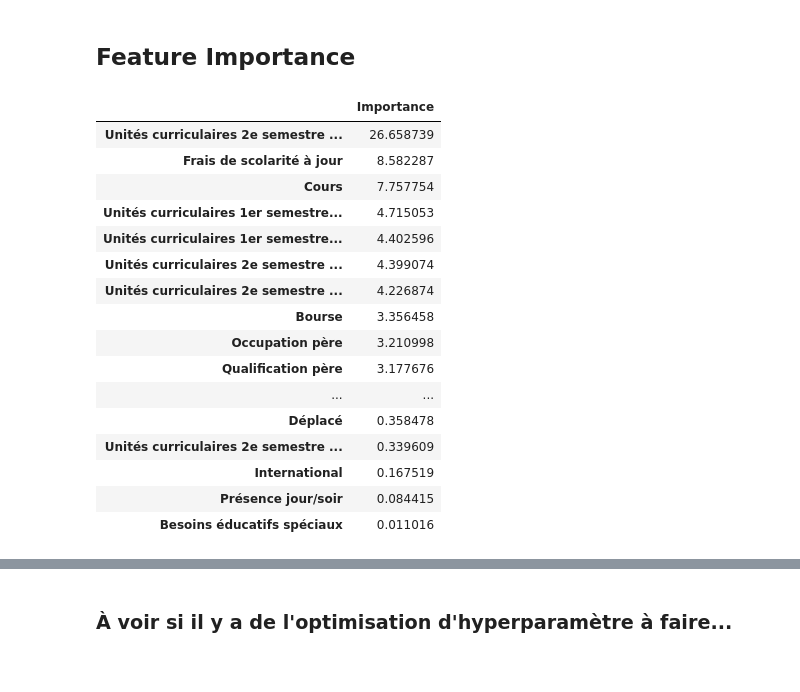
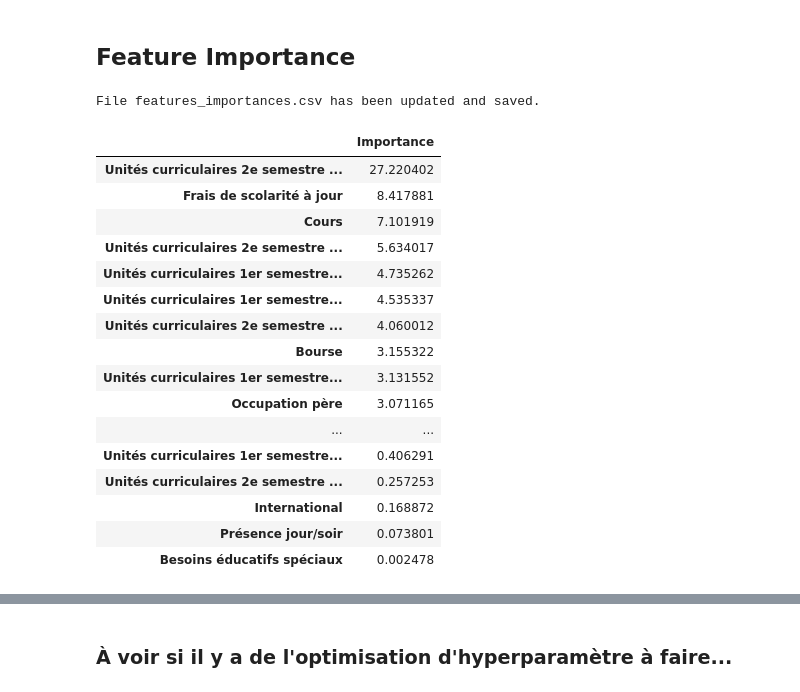
Before and after one commit to Zargotrax/MachineLearningStudentSuccess, a Jupyter notebook: CatBoost.ipynb, the cells around one changed output, grey strips where cells are left out. Saved outputs shown, nothing was run; the diff lists cells and outputs as text; code cells hidden in the pictures.

Commit message:
added some tools to gather/display feature import (#28)

```diff
--- a/CatBoost.ipynb
+++ b/CatBoost.ipynb
@@ -56,25 +56,26 @@ Mean Cross-validation score sur le train dataset : 90.988%
 # %% [markdown]
 ## Feature Importance
 # %%
-utils.features_importance(cat_clf, X_train.columns, plot=False)
+utils.features_importance(cat_clf, X_train.columns, plot=False, log=False)
 # %% [output]
+File features_importances.csv has been updated and saved.
 |  | Importance |
-| Unités curriculaires 2e semestre ... | 26.658739 |
-| Frais de scolarité à jour | 8.582287 |
-| Cours | 7.757754 |
-| Unités curriculaires 1er semestre... | 4.715053 |
-| Unités curriculaires 1er semestre... | 4.402596 |
-| Unités curriculaires 2e semestre ... | 4.399074 |
-| Unités curriculaires 2e semestre ... | 4.226874 |
-| Bourse | 3.356458 |
-| Occupation père | 3.210998 |
-| Qualification père | 3.177676 |
+| Unités curriculaires 2e semestre ... | 27.220402 |
+| Frais de scolarité à jour | 8.417881 |
+| Cours | 7.101919 |
+| Unités curriculaires 2e semestre ... | 5.634017 |
+| Unités curriculaires 1er semestre... | 4.735262 |
+| Unités curriculaires 1er semestre... | 4.535337 |
+| Unités curriculaires 2e semestre ... | 4.060012 |
+| Bourse | 3.155322 |
+| Unités curriculaires 1er semestre... | 3.131552 |
+| Occupation père | 3.071165 |
 | ... | ... |
-| Déplacé | 0.358478 |
-| Unités curriculaires 2e semestre ... | 0.339609 |
-| International | 0.167519 |
-| Présence jour/soir | 0.084415 |
-| Besoins éducatifs spéciaux | 0.011016 |
+| Unités curriculaires 1er semestre... | 0.406291 |
+| Unités curriculaires 2e semestre ... | 0.257253 |
+| International | 0.168872 |
+| Présence jour/soir | 0.073801 |
+| Besoins éducatifs spéciaux | 0.002478 |
 # %%
 utils.features_importance(cat_clf, X_train.columns, plot=True)
 # %% [output]
```
Also changed, not shown: parts of 8 cells of this notebook, 12 other files.
